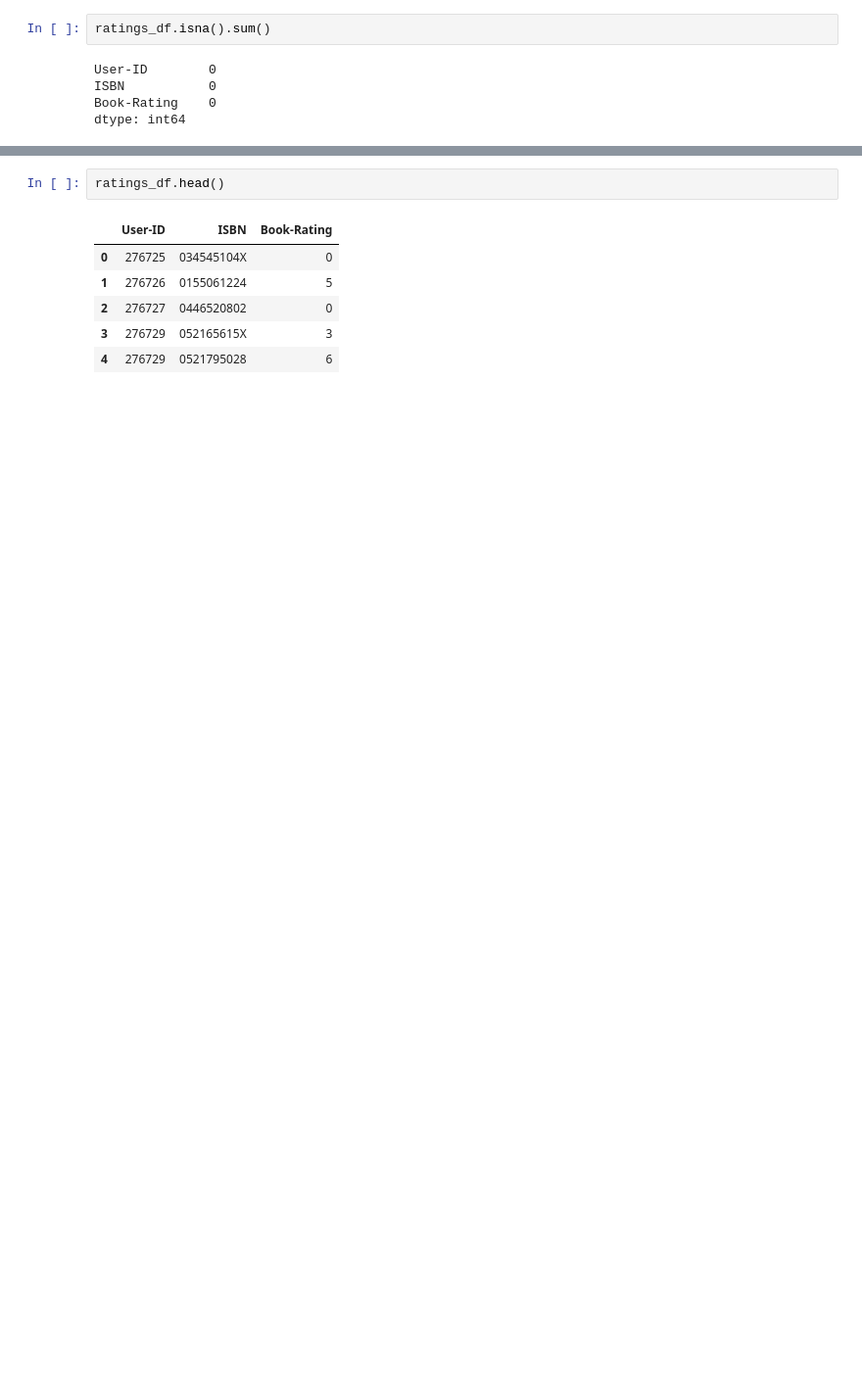
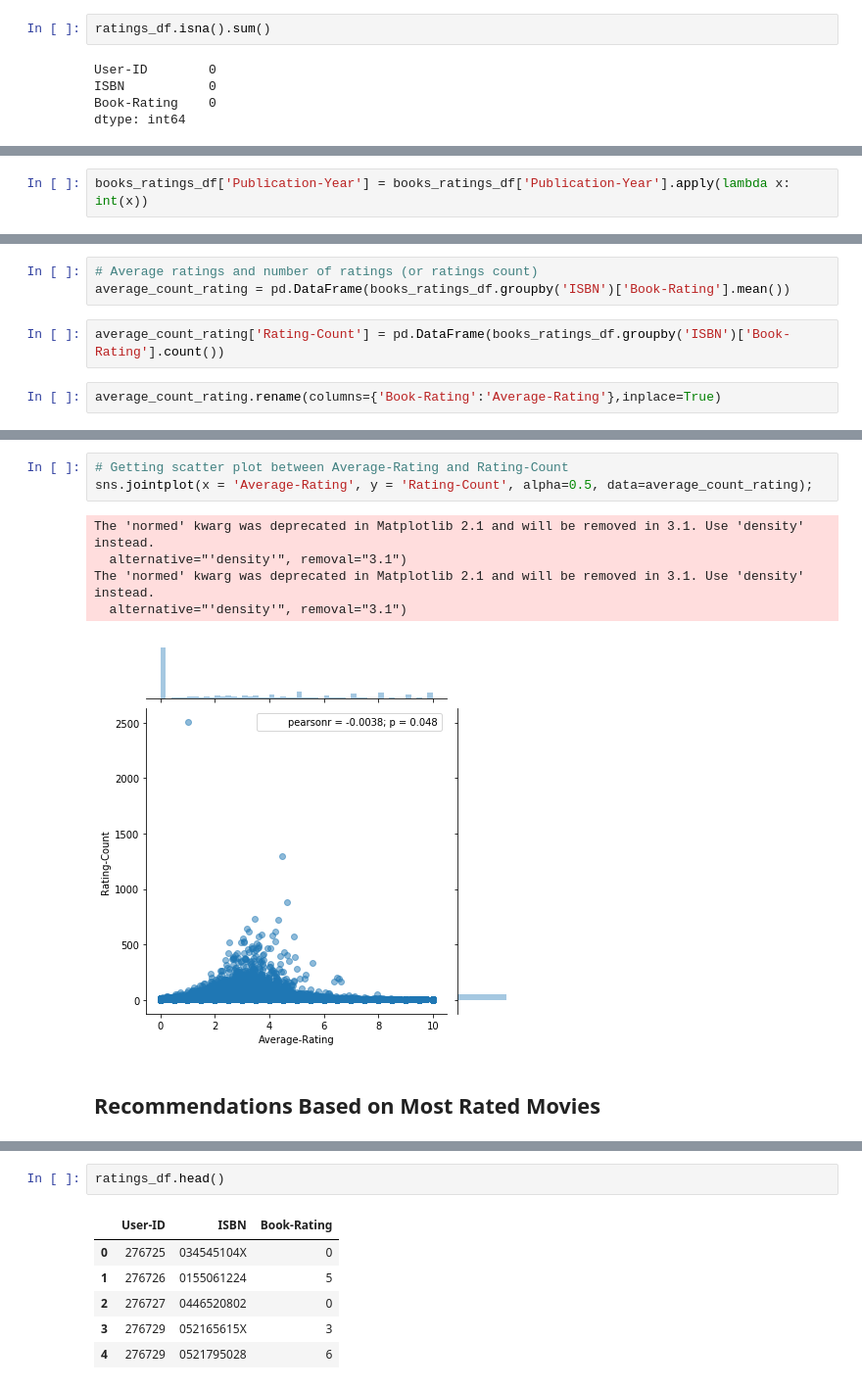
Before and after one commit to mpayumo/book-recommender-model, a Jupyter notebook: 2-book-recommender-modeling.ipynb, the cells around one changed output, grey strips where cells are left out. Shown: that part at 98% size. Cells and saved outputs as stored; diff of their text form; blank space fills up the shorter version.

```diff
--- a/2-book-recommender-modeling.ipynb
+++ b/2-book-recommender-modeling.ipynb
@@ -72,0 +79,2 @@ Book Shape:  (271360, 8)
+# %%
+books_ratings_df['Publication-Year'] = books_ratings_df['Publication-Year'].apply(lambda x: int(x))
@@ -72,0 +90,7 @@ Book Shape:  (271360, 8)
+# %%
+# Average ratings and number of ratings (or ratings count)
+average_count_rating = pd.DataFrame(books_ratings_df.groupby('ISBN')['Book-Rating'].mean())
+# %%
+average_count_rating['Rating-Count'] = pd.DataFrame(books_ratings_df.groupby('ISBN')['Book-Rating'].count())
+# %%
+average_count_rating.rename(columns={'Book-Rating':'Average-Rating'},inplace=True)
@@ -72,0 +117,11 @@ Book Shape:  (271360, 8)
+# %%
+# Getting scatter plot between Average-Rating and Rating-Count
+sns.jointplot(x = 'Average-Rating', y = 'Rating-Count', alpha=0.5, data=average_count_rating);
+# %% [output]
+The 'normed' kwarg was deprecated in Matplotlib 2.1 and will be removed in 3.1. Use 'density' instead.
+  alternative="'density'", removal="3.1")
+The 'normed' kwarg was deprecated in Matplotlib 2.1 and will be removed in 3.1. Use 'density' instead.
+  alternative="'density'", removal="3.1")
+[figure, added]
+# %% [markdown]
+## Recommendations Based on Most Rated Movies
```
Also changed, not shown: parts of 90 cells of this notebook, 1 other file.
